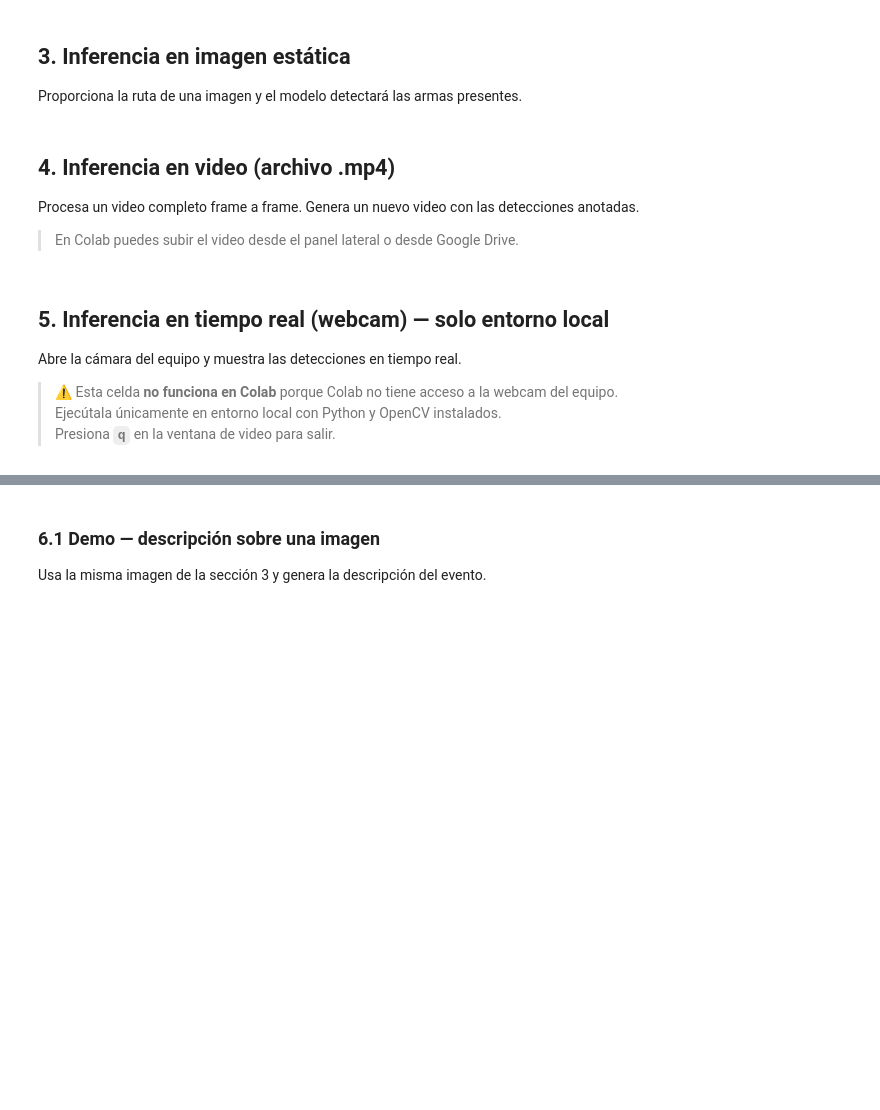
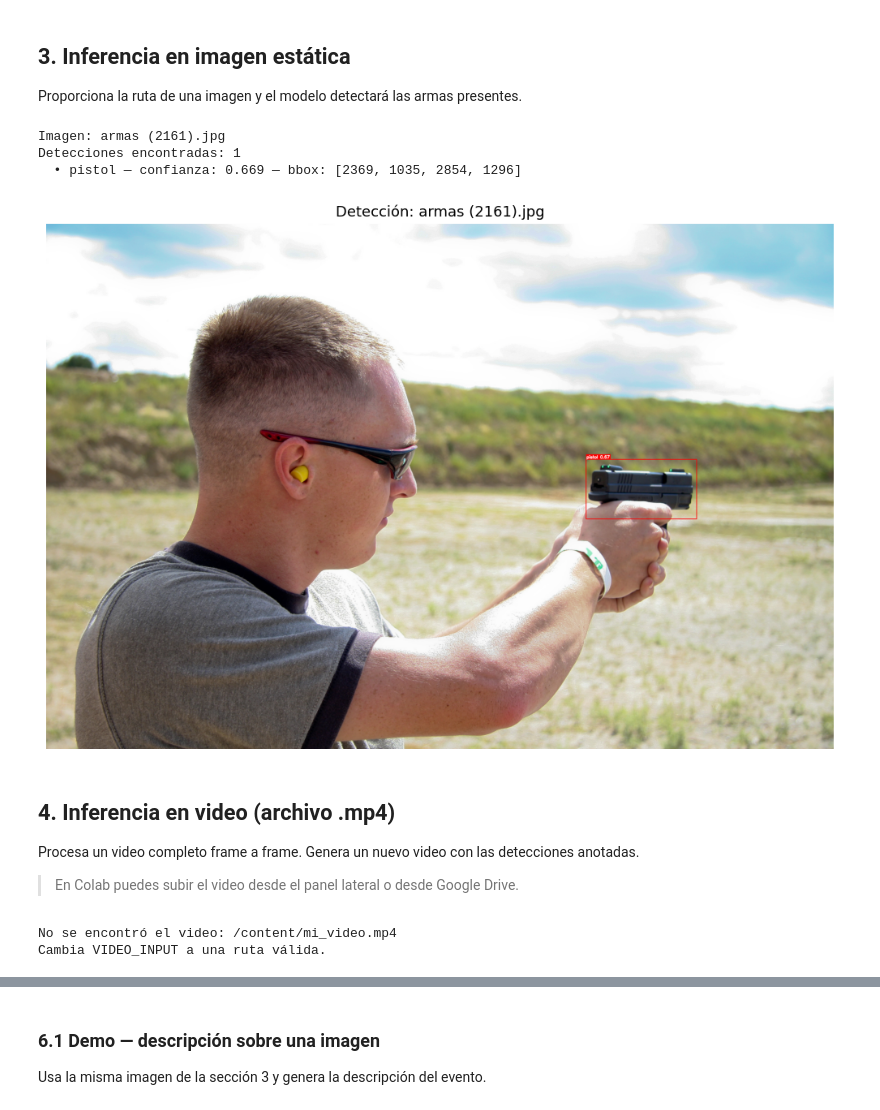
Before and after one commit to sebastianb92/Weapon-Detection, a Jupyter notebook: notebooks/02_inference.ipynb, the cells around one changed output, grey strips where cells are left out. Saved outputs shown, nothing was run; the diff lists cells and outputs as text; code cells hidden in the pictures; blank space fills up the shorter version.

```diff
--- a/notebooks/02_inference.ipynb
+++ b/notebooks/02_inference.ipynb
@@ -72,25 +90,26 @@ print("Librerías cargadas correctamente.")
 Ajusta las rutas y parámetros según tu entorno antes de ejecutar las secciones siguientes.
 # %%
 # ============================================================
-# CONFIGURACIÓN — edita estas variables según tu caso
+# CONFIGURACIÓN — ajustado para Colab + wget
 # ============================================================
 
-# Ruta al modelo entrenado (best.pt generado en 01_eda.ipynb)
+
+# Ruta al modelo
 if IN_COLAB:
-    MODEL_PATH = Path("/content/weapons_training/yolo11_weapons/weights/best.pt")
+    MODEL_PATH = Path("/content/best.pt")   # <- ahora está aquí
 else:
     MODEL_PATH = Path(BASE_PATH) / "weapons_training/yolo11_weapons/weights/best.pt"
 
-# Umbral de confianza para mostrar detecciones (0.0 – 1.0)
+# Umbral de confianza
 CONF_THRESHOLD = 0.5
 
-# Clases del modelo (deben coincidir con weapons.yaml)
+# Clases
 CLASS_NAMES = {0: "knife", 1: "pistol"}
 
-# Colores por clase (BGR para OpenCV)
+# Colores (BGR)
 CLASS_COLORS = {
-    "knife":  (0, 165, 255),   # Naranja
-    "pistol": (0, 0, 255),     # Rojo
+    "knife":  (0, 165, 255),
+    "pistol": (0, 0, 255),
 }
 
 # ============================================================
@@ -100,12 +119,12 @@ CLASS_COLORS = {
 if not MODEL_PATH.exists():
     raise FileNotFoundError(
         f"No se encontró el modelo en: {MODEL_PATH}\n"
-        "Asegúrate de haber ejecutado 01_eda.ipynb y entrenado el modelo."
+        "Verifica que el wget se ejecutó correctamente."
     )
 
 model = YOLO(str(MODEL_PATH))
 
-# Detectar device disponible
+# Detectar device
 if torch.cuda.is_available():
     DEVICE = 0
     print(f"GPU detectada: {torch.cuda.get_device_name(0)}")
@@ -116,5 +135,5 @@ else:
     DEVICE = "cpu"
     print("Usando CPU.")
 
-print(f"Modelo cargado: {MODEL_PATH}")
+print(f"Modelo cargado desde: {MODEL_PATH}")
 print(f"Umbral de confianza: {CONF_THRESHOLD}")
@@ -184,32 +209,39 @@ Proporciona la ruta de una imagen y el modelo detectará las armas presentes.
 # %%
 # ============================================================
 # CONFIGURACIÓN — cambia la ruta a tu imagen
 # ============================================================
 
 if IN_COLAB:
-    IMAGE_PATH = Path("/content/datasets/Valid/tu_imagen.jpg")   # ← edita aquí
+    IMAGE_PATH = Path("/content/armas (2161).jpg")   # ← edita aquí
 else:
-    IMAGE_PATH = Path(BASE_PATH) / "datasets/Valid/tu_imagen.jpg"  # ← edita aquí
+    IMAGE_PATH = Path(BASE_PATH) / "/content/armas (2161).jpg"  # ← edita aquí
+
+
 
 # ============================================================
 # INFERENCIA
 # ============================================================
 
 if not IMAGE_PATH.exists():
     print(f"No se encontró la imagen: {IMAGE_PATH}")
     print("Cambia IMAGE_PATH a una ruta válida de imagen.")
 else:
     frame = cv2.imread(str(IMAGE_PATH))
     results = model(frame, conf=CONF_THRESHOLD, device=DEVICE, verbose=False)
 
     annotated, detections = draw_detections(frame, results)
 
     print(f"Imagen: {IMAGE_PATH.name}")
     print(f"Detecciones encontradas: {len(detections)}")
     for d in detections:
         print(f"  • {d['class_name']} — confianza: {d['confidence']} — bbox: {d['bbox']}")
 
     show_frame(annotated, title=f"Detección: {IMAGE_PATH.name}")
+# %% [output]
+Imagen: armas (2161).jpg
+Detecciones encontradas: 1
+  • pistol — confianza: 0.669 — bbox: [2369, 1035, 2854, 1296]
+[figure, added]
 # %% [markdown]
 ## 4. Inferencia en video (archivo .mp4)
 
@@ -289,11 +321,6 @@ else:
     # Mostrar último frame anotado como preview
     if last_annotated is not None:
         show_frame(last_annotated, title="Preview — último frame con detección")
+# %% [output]
+No se encontró el video: /content/mi_video.mp4
+Cambia VIDEO_INPUT a una ruta válida.
-# %% [markdown]
-## 5. Inferencia en tiempo real (webcam) — solo entorno local
-
-Abre la cámara del equipo y muestra las detecciones en tiempo real.
-
-> ⚠️ Esta celda **no funciona en Colab** porque Colab no tiene acceso a la webcam del equipo.
-> Ejecútala únicamente en entorno local con Python y OpenCV instalados.
-> Presiona **`q`** en la ventana de video para salir.
```
Also changed, not shown: parts of 11 cells of this notebook.
